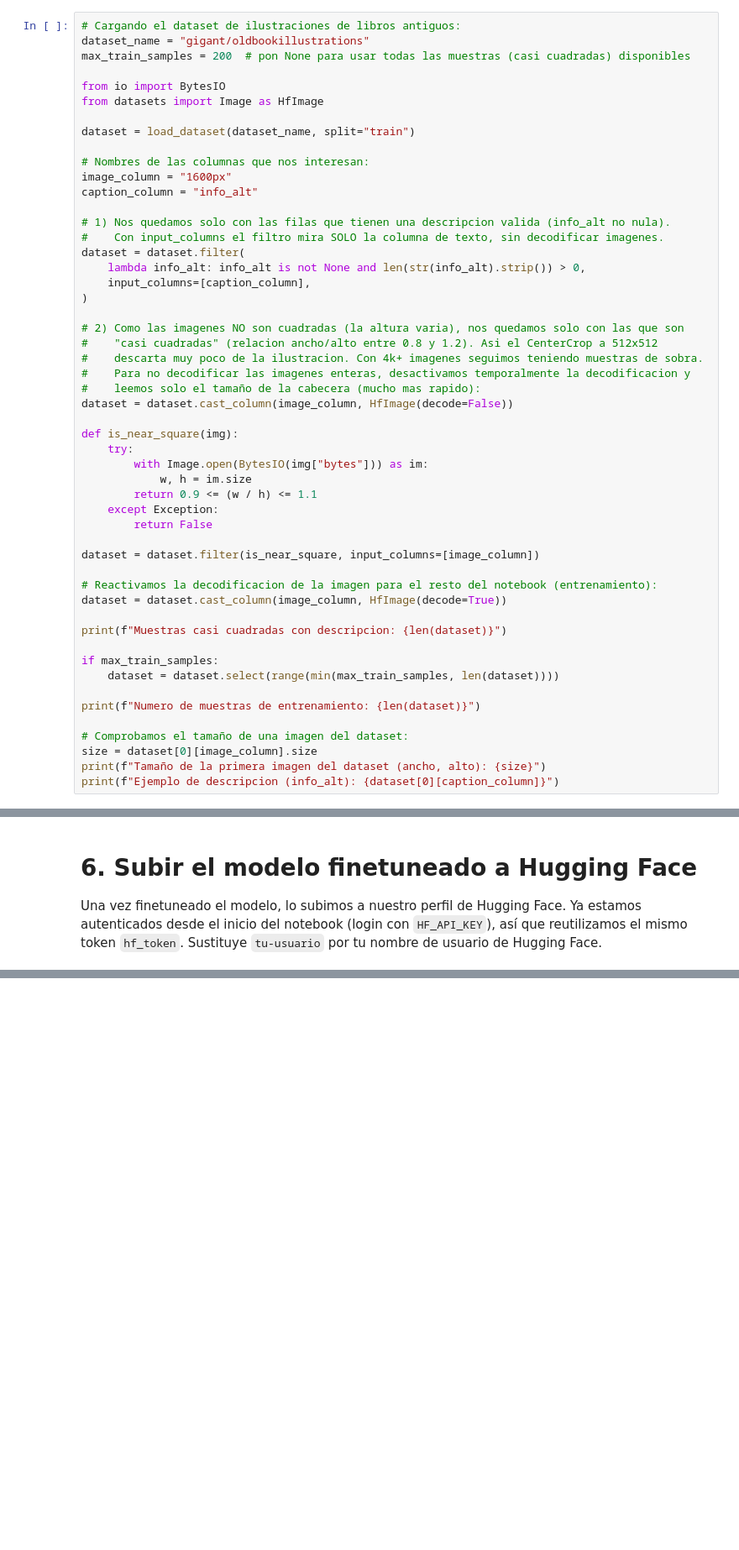
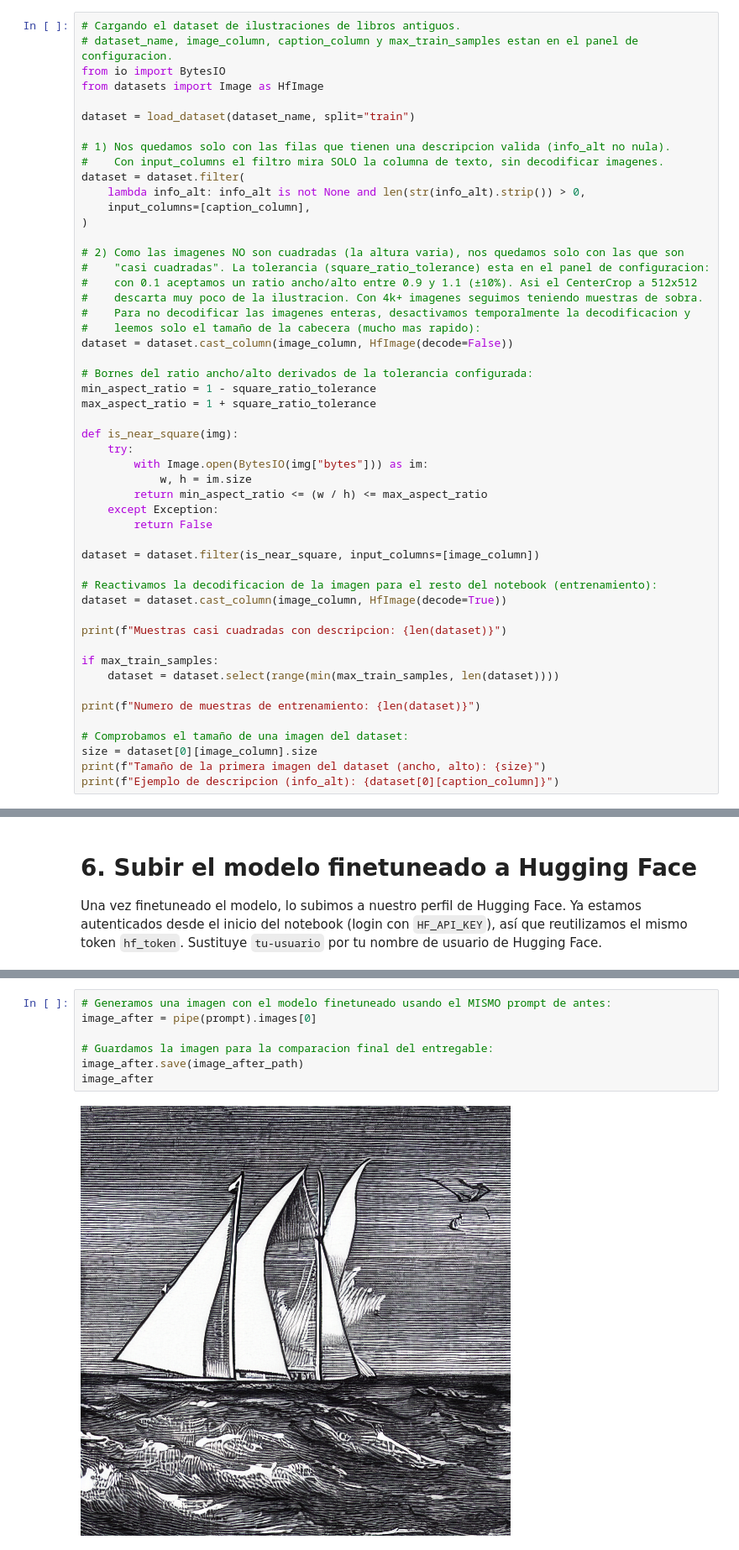
Before and after one commit to manupm87/pontia-generacion-imagenes, a Jupyter notebook: project.ipynb, the cells around one changed output, grey strips where cells are left out. Shown at 84% size. Cells and saved outputs as stored; diff of their text form; blank space fills up the shorter version.

```diff
--- a/project.ipynb
+++ b/project.ipynb
@@ -124,18 +157,12 @@ Como las imágenes **no son cuadradas** (la altura varía), aplicamos dos filtro
 Además limitamos opcionalmente el número de muestras con `max_train_samples` (pon `None`
 para usar todas las disponibles).
 # %%
-# Cargando el dataset de ilustraciones de libros antiguos:
-dataset_name = "gigant/oldbookillustrations"
-max_train_samples = 200  # pon None para usar todas las muestras (casi cuadradas) disponibles
-
+# Cargando el dataset de ilustraciones de libros antiguos.
+# dataset_name, image_column, caption_column y max_train_samples estan en el panel de configuracion.
 from io import BytesIO
 from datasets import Image as HfImage
 
 dataset = load_dataset(dataset_name, split="train")
-
-# Nombres de las columnas que nos interesan:
-image_column = "1600px"
-caption_column = "info_alt"
 
 # 1) Nos quedamos solo con las filas que tienen una descripcion valida (info_alt no nula).
 #    Con input_columns el filtro mira SOLO la columna de texto, sin decodificar imagenes.
@@ -145,17 +172,22 @@ dataset = dataset.filter(
 )
 
 # 2) Como las imagenes NO son cuadradas (la altura varia), nos quedamos solo con las que son
-#    "casi cuadradas" (relacion ancho/alto entre 0.8 y 1.2). Asi el CenterCrop a 512x512
+#    "casi cuadradas". La tolerancia (square_ratio_tolerance) esta en el panel de configuracion:
+#    con 0.1 aceptamos un ratio ancho/alto entre 0.9 y 1.1 (±10%). Asi el CenterCrop a 512x512
 #    descarta muy poco de la ilustracion. Con 4k+ imagenes seguimos teniendo muestras de sobra.
 #    Para no decodificar las imagenes enteras, desactivamos temporalmente la decodificacion y
 #    leemos solo el tamaño de la cabecera (mucho mas rapido):
 dataset = dataset.cast_column(image_column, HfImage(decode=False))
 
+# Bornes del ratio ancho/alto derivados de la tolerancia configurada:
+min_aspect_ratio = 1 - square_ratio_tolerance
+max_aspect_ratio = 1 + square_ratio_tolerance
+
 def is_near_square(img):
     try:
         with Image.open(BytesIO(img["bytes"])) as im:
             w, h = im.size
-        return 0.9 <= (w / h) <= 1.1
+        return min_aspect_ratio <= (w / h) <= max_aspect_ratio
     except Exception:
         return False
 
@@ -409,0 +412,9 @@ plt.show()
+# %%
+# Generamos una imagen con el modelo finetuneado usando el MISMO prompt de antes:
+image_after = pipe(prompt).images[0]
+
+# Guardamos la imagen para la comparacion final del entregable:
+image_after.save(image_after_path)
+image_after
+# %% [output]
+[figure, added]
```
Also changed, not shown: parts of 21 cells of this notebook.
